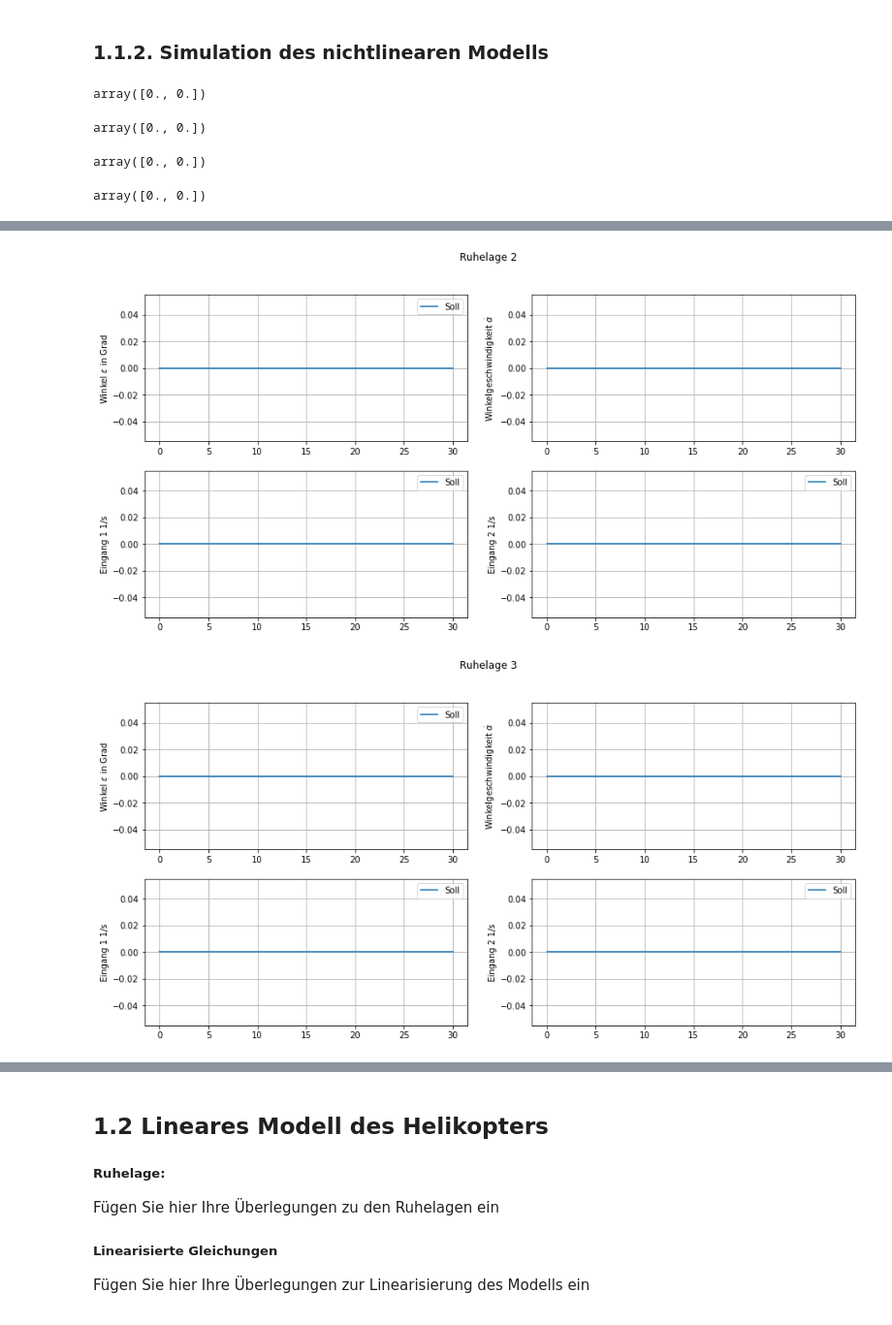
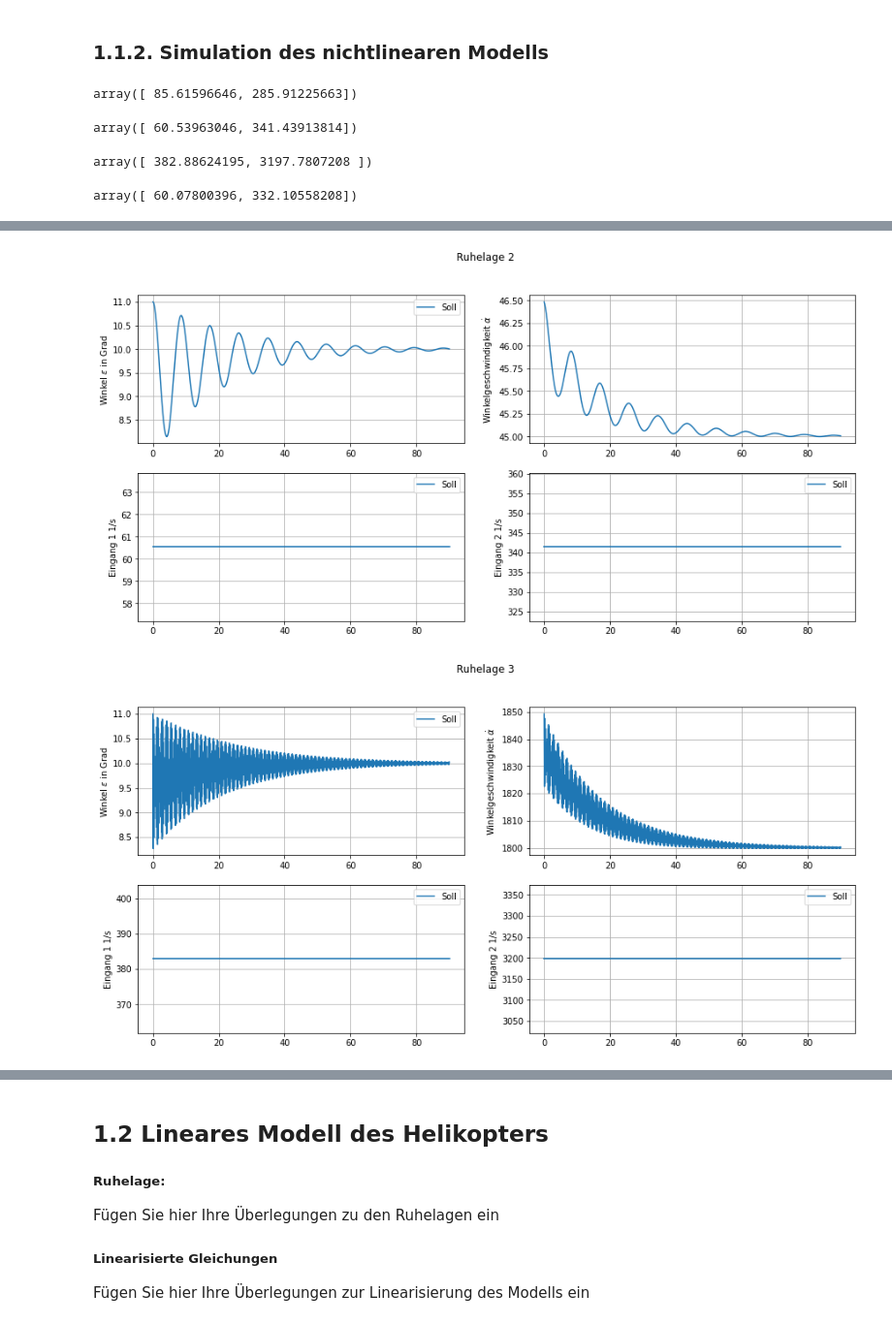
Before and after one commit to maxmichler/regelungstechnikprojekt, a Jupyter notebook: helirack.ipynb, the cells around one changed output, grey strips where cells are left out. Shown: that part at 97% size. Cells and saved outputs as stored; diff of their text form; code cells hidden in the pictures.

```diff
--- a/helirack.ipynb
+++ b/helirack.ipynb
@@ -111,7 +111,7 @@ for i in range(len(y_equi)):
     x0[1]=x0[1]*1.02
 
     #Simulationszeit
-    T_sim=30
+    T_sim=90
 
     #Auswertungszeitpunkte
     t_eval=np.linspace(0,T_sim,1000)
@@ -132,7 +132,7 @@ for i in range(len(y_equi)):
     plot_results(t_eval,(x,),(u,),(y,))
     plt.gcf().suptitle('Ruhelage '+str(i+1))
 # %% [output]
-array([0., 0.])
+array([ 85.61596646, 285.91225663])
-array([0., 0.])
+array([ 60.53963046, 341.43913814])
-array([0., 0.])
+array([ 382.88624195, 3197.7807208 ])
-array([0., 0.])
+array([ 60.07800396, 332.10558208])
@@ -140,2 +140,2 @@ array([0., 0.])
-[figure, old version]
+[figure, new version]
-[figure, old version]
+[figure, new version]
```
Also changed, not shown: parts of 2 cells of this notebook, 3 other files.
